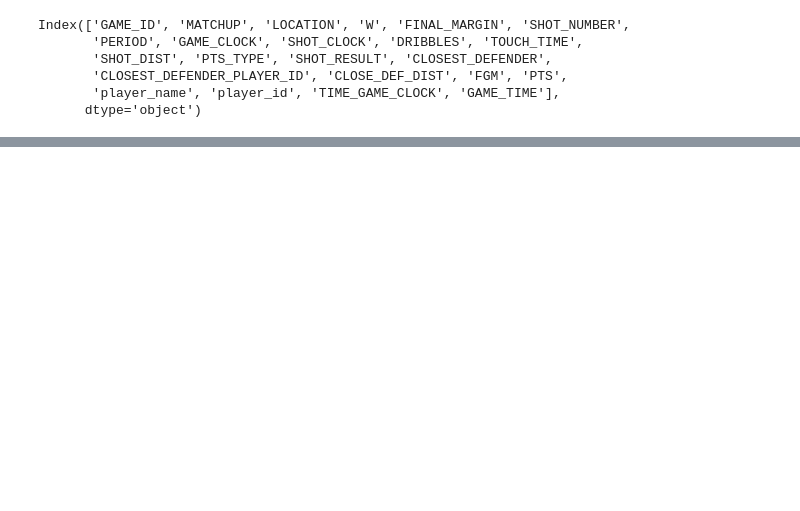
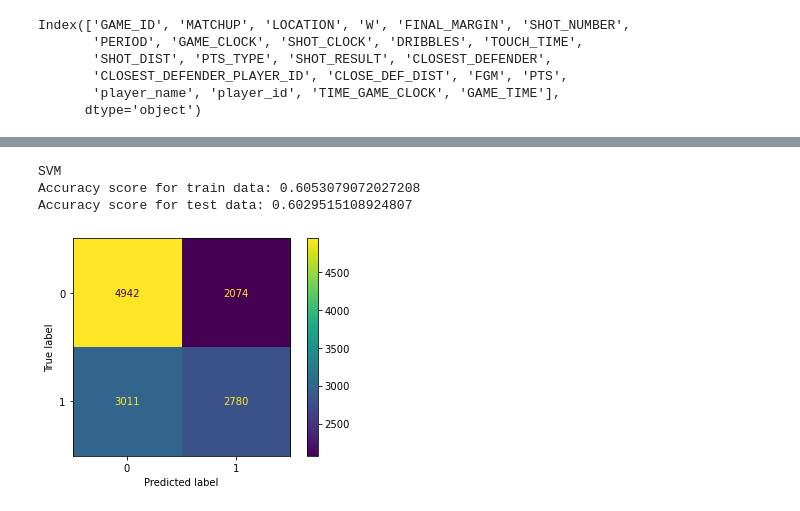
Before and after one commit to DarioD58/UZOP_project, a Jupyter notebook: predicting_shots.ipynb, the cells around one changed output, grey strips where cells are left out. Saved outputs shown, nothing was run; the diff lists cells and outputs as text; code cells hidden in the pictures; blank space fills up the shorter version.

```diff
--- a/predicting_shots.ipynb
+++ b/predicting_shots.ipynb
@@ -145,0 +299,9 @@ from sklearn.linear_model import LogisticRegression
+# %%
+print("SVM")
+
+svm = train_model(X, y, SGDClassifier(loss='hinge'))
+# %% [output]
+SVM
+Accuracy score for train data: 0.6053079072027208
+Accuracy score for test data: 0.6029515108924807
+[figure, added]
```
Also changed, not shown: parts of 40 cells of this notebook.
